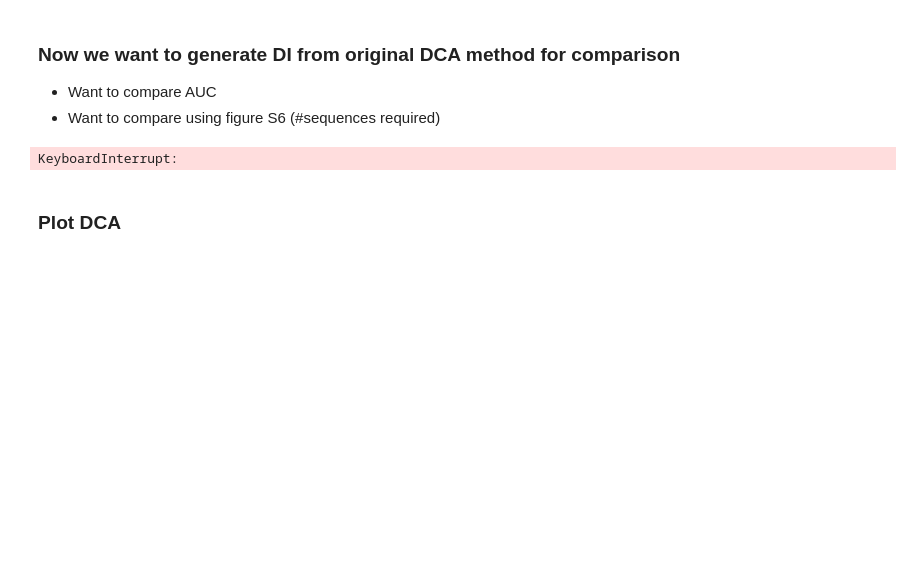
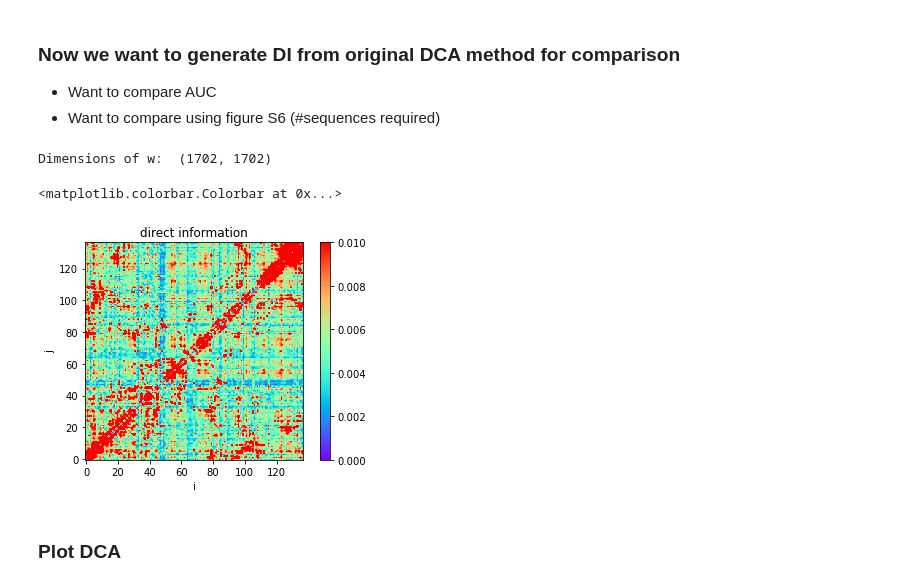
Before and after one commit to evancresswell/DCA_ER, a Jupyter notebook: ecc_DCA_ER.ipynb, the cells around one changed output. Drawn from its saved outputs; the diff is of its cells as text; code cells hidden in the pictures; blank space fills up the shorter version.

```diff
--- a/ecc_DCA_ER.ipynb
+++ b/ecc_DCA_ER.ipynb
@@ -257,10 +246,11 @@ def predict_w(s,i0,i1i2,niter_max,l2):
     return h01,w1
 
 
-# if os.path.exists("PF00186_w.npy"):
-if 0:
-    w = np.load("PF00186_w.npy")
+di_file = "PF00186_ER_di.npy"
+if os.path.exists(di_file):
+    di = np.load(di_file)
 else:
+    # Calculate ER Direct Information (DI)
     #-------------------------------
     # parallel
     start_time = timeit.default_timer()
@@ -302,3 +292,7 @@ else:
 
     # make w symmetric
     w = (w + w.T)/2.
+
+    di = direct_info(s0,w)
+    di_file = "PF00186_ER_di.npy"
+    np.save(di_file, di)
@@ -463,11 +343,28 @@ ER_di = di
 ### Now we want to generate DI from original DCA method for comparison
 * Want to compare AUC
 * Want to compare using figure S6 (#sequences required)
-# %%
-from inference_dca import direct_info_dca
-DCA_di = direct_info_dca(s0)
-# %% [output]
-KeyboardInterrupt:
+# %%
+from inference_dca import direct_info_dca
+
+# Verify that w is symmetric (sanity test)
+print("Dimensions of w: ",w.shape)
+di_file = "PF00186_DCA_di.npy"
+if os.path.exists(di_file):
+    DCA_di = np.load(di_file)
+else:
+    DCA_di = direct_info_dca(s0)
+    np.save(di_file, DCA_di)
+
+plt.title('direct information')
+plt.imshow(DCA_di,cmap='rainbow',origin='lower')
+plt.xlabel('i')
+plt.ylabel('j')
+plt.clim(0,0.01)
+plt.colorbar(fraction=0.045, pad=0.05)
+# %% [output]
+Dimensions of w:  (1702, 1702)
+<matplotlib.colorbar.Colorbar at 0x...>
+[figure, added]
 # %% [markdown]
 ### Plot DCA
 # %%
```
Also changed, not shown: parts of 19 cells of this notebook, 1 other file.
